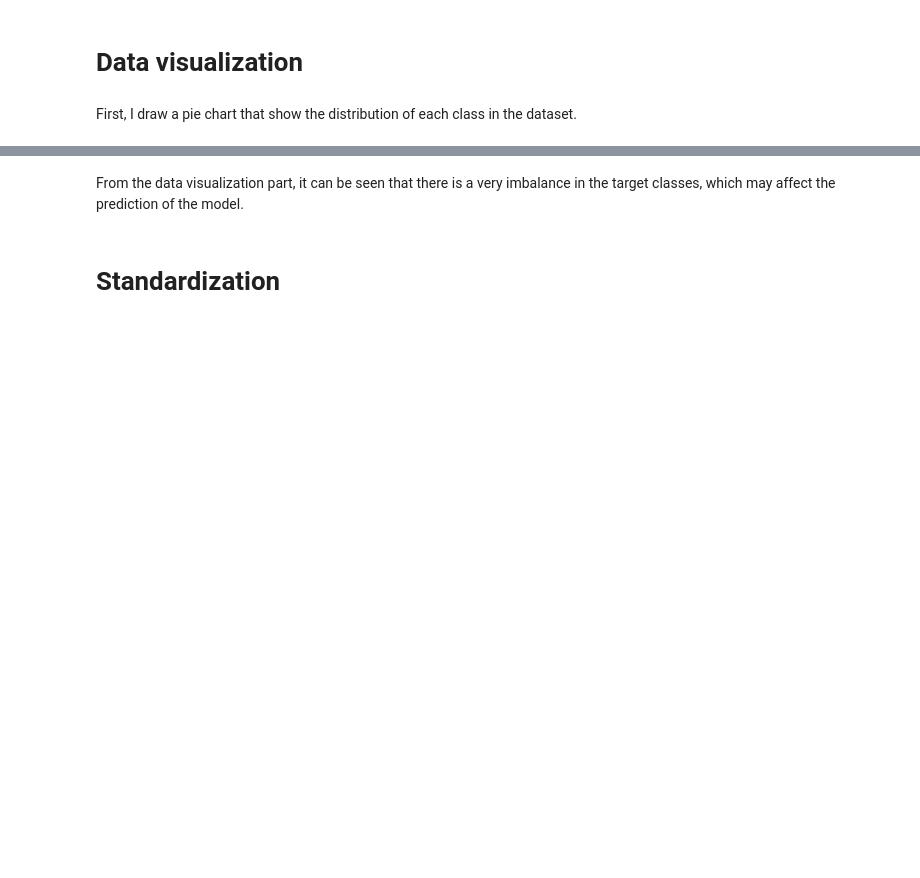
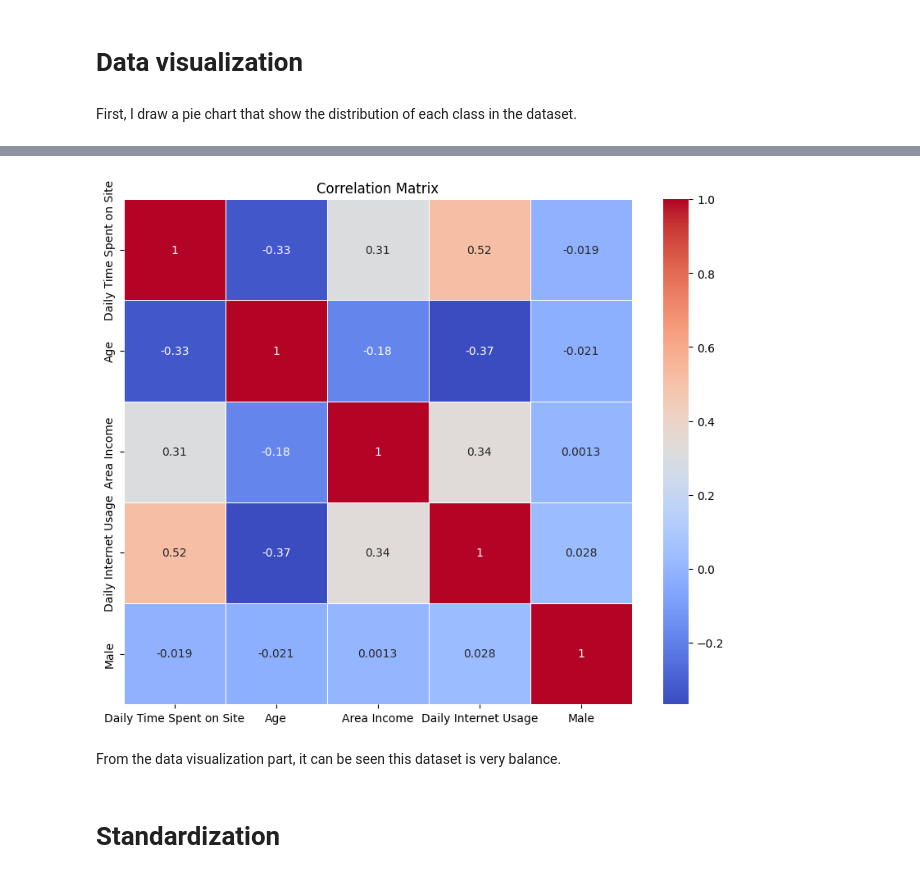
Before and after one commit to TheSyx04/project-1, a Jupyter notebook: data/process_dataset_3.ipynb, the cells around one changed output, grey strips where cells are left out. Saved outputs shown, nothing was run; the diff lists cells and outputs as text; code cells hidden in the pictures; blank space fills up the shorter version.

```diff
--- a/data/process_dataset_3.ipynb
+++ b/data/process_dataset_3.ipynb
@@ -131,5 +127,19 @@ plt.show()
+# %%
+# Create a DataFrame from the numpy array X for better visualization
+X_df = pd.DataFrame(X, columns=['Daily Time Spent on Site', 'Age', 'Area Income', 'Daily Internet Usage', 'Male'])
+
+# Calculate the correlation matrix
+corr_matrix = X_df.corr()
+
+# Plot the heatmap
+plt.figure(figsize=(10, 8))
+sns.heatmap(corr_matrix, annot=True, cmap='coolwarm', linewidths=0.5)
+plt.title('Correlation Matrix')
+plt.show()
+# %% [output]
+[figure, added]
 # %% [markdown]
-From the data visualization part, it can be seen that there is a very imbalance in the target classes, which may affect the prediction of the model.
+From the data visualization part, it can be seen this dataset is very balance.
 # %% [markdown]
 # Standardization
 # %% [markdown]
```
Also changed, not shown: parts of 7 cells of this notebook.
